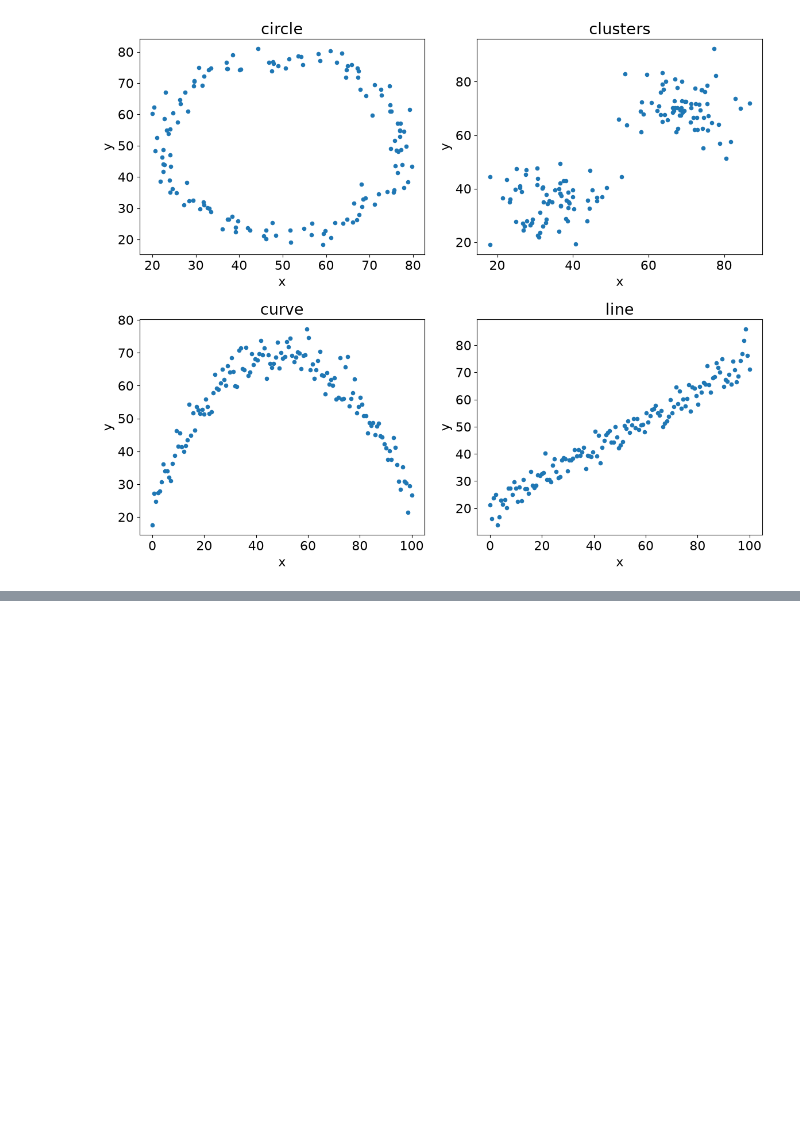
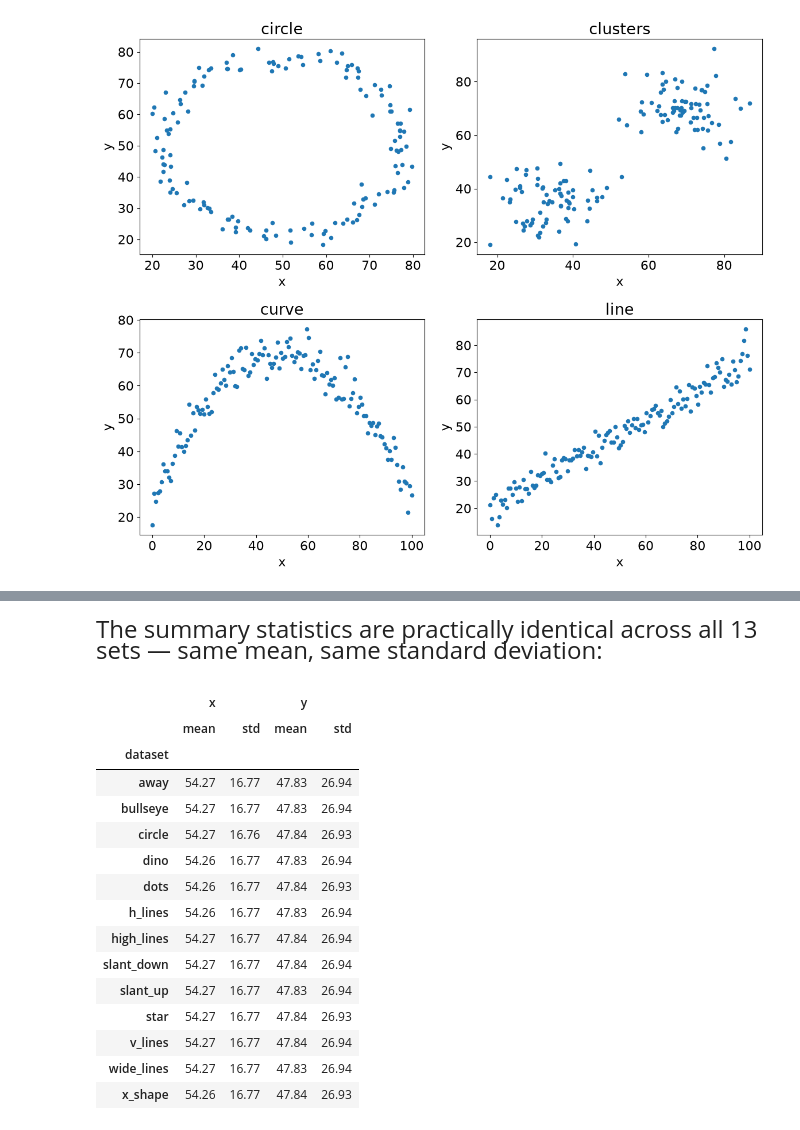
Before and after one commit to Victor-Palacios/eda, a Jupyter notebook: Data Cleaning and Exploratory Data Analysis/notebooks/01_datasaurus_always_plot.ipynb, the cells around one changed output, grey strips where cells are left out. Cells and saved outputs as stored; diff of their text form; code cells hidden in the pictures; blank space fills up the shorter version.

```diff
--- a/Data Cleaning and Exploratory Data Analysis/notebooks/01_datasaurus_always_plot.ipynb
+++ b/Data Cleaning and Exploratory Data Analysis/notebooks/01_datasaurus_always_plot.ipynb
@@ -255,0 +274,25 @@ plt.show()
+# %% [markdown]
+<div style="font-size: 24px; line-height: 1.6;">
+
+The summary statistics are practically identical across all 13 sets — same mean, same standard deviation:
+
+</div>
+# %%
+dino.groupby("dataset")[["x", "y"]].agg(["mean", "std"]).round(2)
+# %% [output]
+|  | x |  | y |  |
+|  | mean | std | mean | std |
+| dataset |  |  |  |  |
+| away | 54.27 | 16.77 | 47.83 | 26.94 |
+| bullseye | 54.27 | 16.77 | 47.83 | 26.94 |
+| circle | 54.27 | 16.76 | 47.84 | 26.93 |
+| dino | 54.26 | 16.77 | 47.83 | 26.94 |
+| dots | 54.26 | 16.77 | 47.84 | 26.93 |
+| h_lines | 54.26 | 16.77 | 47.83 | 26.94 |
+| high_lines | 54.27 | 16.77 | 47.84 | 26.94 |
+| slant_down | 54.27 | 16.77 | 47.84 | 26.94 |
+| slant_up | 54.27 | 16.77 | 47.83 | 26.94 |
+| star | 54.27 | 16.77 | 47.84 | 26.93 |
+| v_lines | 54.27 | 16.77 | 47.84 | 26.94 |
+| wide_lines | 54.27 | 16.77 | 47.83 | 26.94 |
+| x_shape | 54.26 | 16.77 | 47.84 | 26.93 |
```
Also changed, not shown: parts of 7 cells of this notebook, 8 other files.
